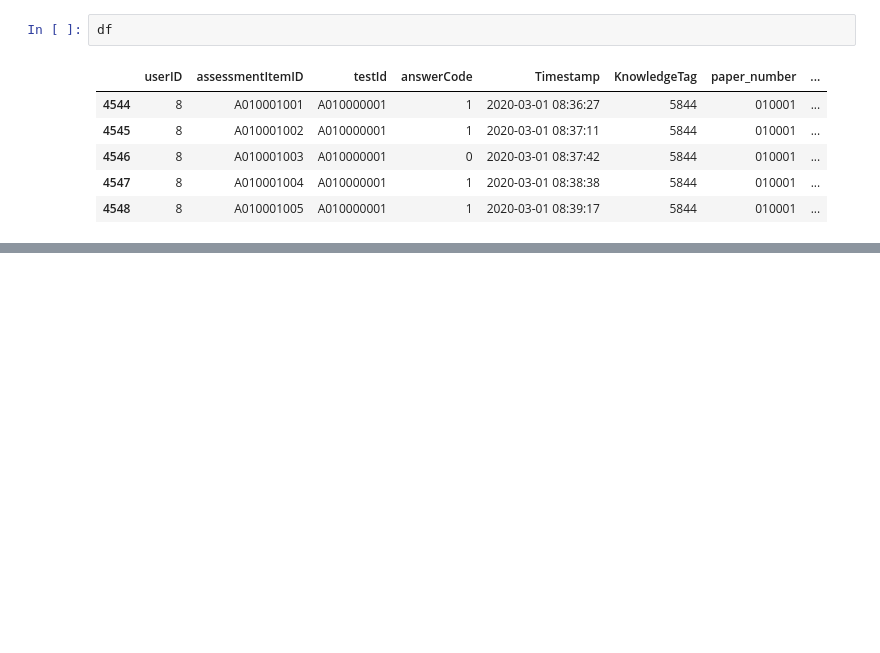
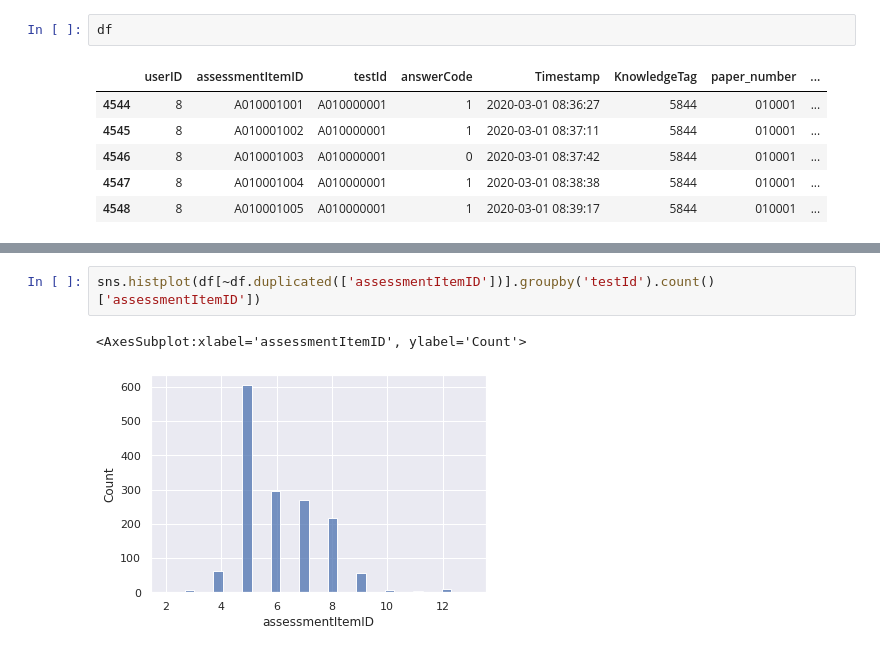
Before and after one commit to boostcampaitech3/level2-dkt-level2-recsys-05, a Jupyter notebook: EDA/EDA-SeongBeom.ipynb, the cells around one changed output, grey strips where cells are left out. Drawn from its saved outputs; the diff is of its cells as text; blank space fills up the shorter version.

```diff
--- a/EDA/EDA-SeongBeom.ipynb
+++ b/EDA/EDA-SeongBeom.ipynb
@@ -492,0 +532,5 @@ df
+# %%
+sns.histplot(df[~df.duplicated(['assessmentItemID'])].groupby('testId').count()['assessmentItemID'])
+# %% [output]
+<AxesSubplot:xlabel='assessmentItemID', ylabel='Count'>
+[figure, added]
```
Also changed, not shown: parts of 18 cells of this notebook, 1 other file.
